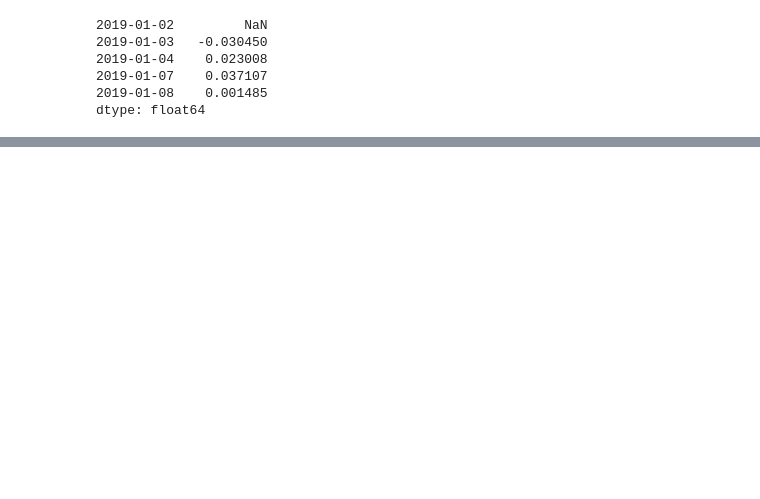
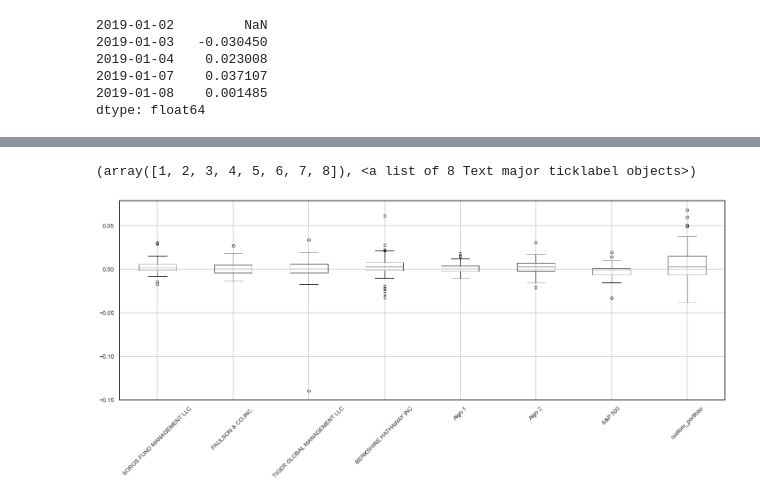
Before and after one commit to rl-work/WhalePortfolio, a Jupyter notebook: Pandas HW/PandasHW.ipynb, the cells around one changed output, grey strips where cells are left out. Cells and saved outputs as stored; diff of their text form; code cells hidden in the pictures; blank space fills up the shorter version.

```diff
--- a/Pandas HW/PandasHW.ipynb
+++ b/Pandas HW/PandasHW.ipynb
@@ -342,0 +373,9 @@ combined_df.head()
+# %%
+#DETERMINE RISK:::: by boxplotting - largestspread?    smallest spread?
+
+combined_df.boxplot()
+plt.tight_layout()
+plt.xticks(rotation = 45)
+# %% [output]
+(array([1, 2, 3, 4, 5, 6, 7, 8]), <a list of 8 Text major ticklabel objects>)
+[figure, added]
```
Also changed, not shown: parts of 15 cells of this notebook, 1 other file.
